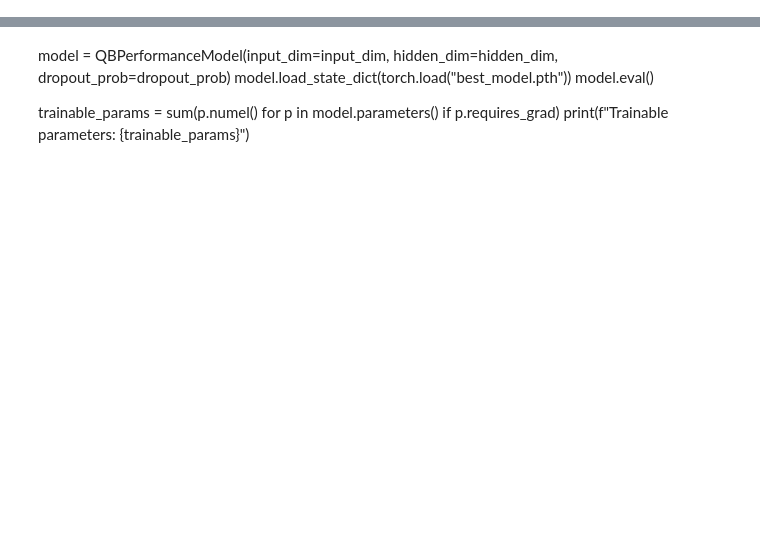
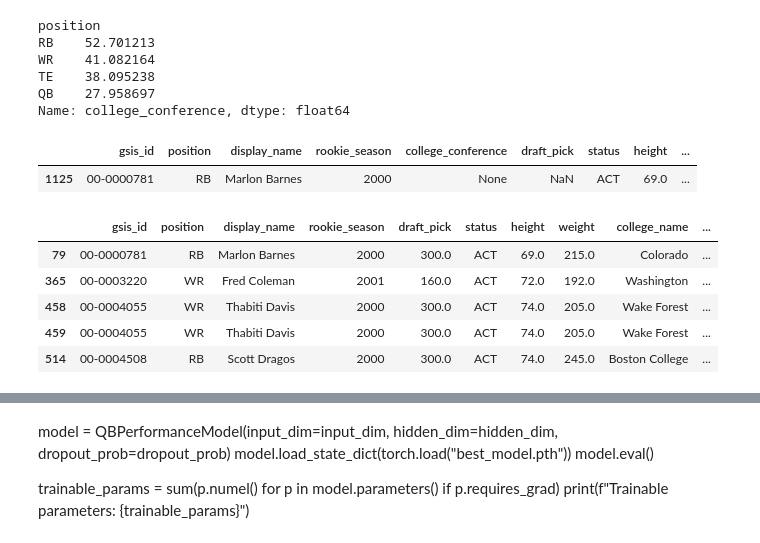
Before and after one commit to samdjol/FF-Project, a Jupyter notebook: Notebooks/FF.ipynb, the cells around one changed output, grey strips where cells are left out. Cells and saved outputs as stored; diff of their text form; code cells hidden in the pictures; blank space fills up the shorter version.

```diff
--- a/Notebooks/FF.ipynb
+++ b/Notebooks/FF.ipynb
@@ -156,0 +195,29 @@ df['fumbles_lost'] = df['sack_fumbles_lost'].fillna(0) + df['rushing_fumbles_los
+# %%
+# Use .apply() to run the isnull().mean() calculation on each group individually
+missing_by_position = df.groupby('position')['college_conference'].apply(lambda x: x.isnull().mean()) * 100
+
+# Sort the results
+missing_by_position = missing_by_position.sort_values(ascending=False)
+
+missing_by_position
+# %% [output]
+position
+RB    52.701213
+WR    41.082164
+TE    38.095238
+QB    27.958697
+Name: college_conference, dtype: float64
+# %%
+skill_df[skill_df['gsis_id'] == "00-0000781"]
+# %% [output]
+|  | gsis_id | position | display_name | rookie_season | college_conference | draft_pick | status | height | ... |
+| 1125 | 00-0000781 | RB | Marlon Barnes | 2000 | None | NaN | ACT | 69.0 | ... |
+# %%
+df.head()
+# %% [output]
+|  | gsis_id | position | display_name | rookie_season | draft_pick | status | height | weight | college_name | ... |
+| 79 | 00-0000781 | RB | Marlon Barnes | 2000 | 300.0 | ACT | 69.0 | 215.0 | Colorado | ... |
+| 365 | 00-0003220 | WR | Fred Coleman | 2001 | 160.0 | ACT | 72.0 | 192.0 | Washington | ... |
+| 458 | 00-0004055 | WR | Thabiti Davis | 2000 | 300.0 | ACT | 74.0 | 205.0 | Wake Forest | ... |
+| 459 | 00-0004055 | WR | Thabiti Davis | 2000 | 300.0 | ACT | 74.0 | 205.0 | Wake Forest | ... |
+| 514 | 00-0004508 | RB | Scott Dragos | 2000 | 300.0 | ACT | 74.0 | 245.0 | Boston College | ... |
```
Also changed, not shown: parts of 35 cells of this notebook, 1 other file.
